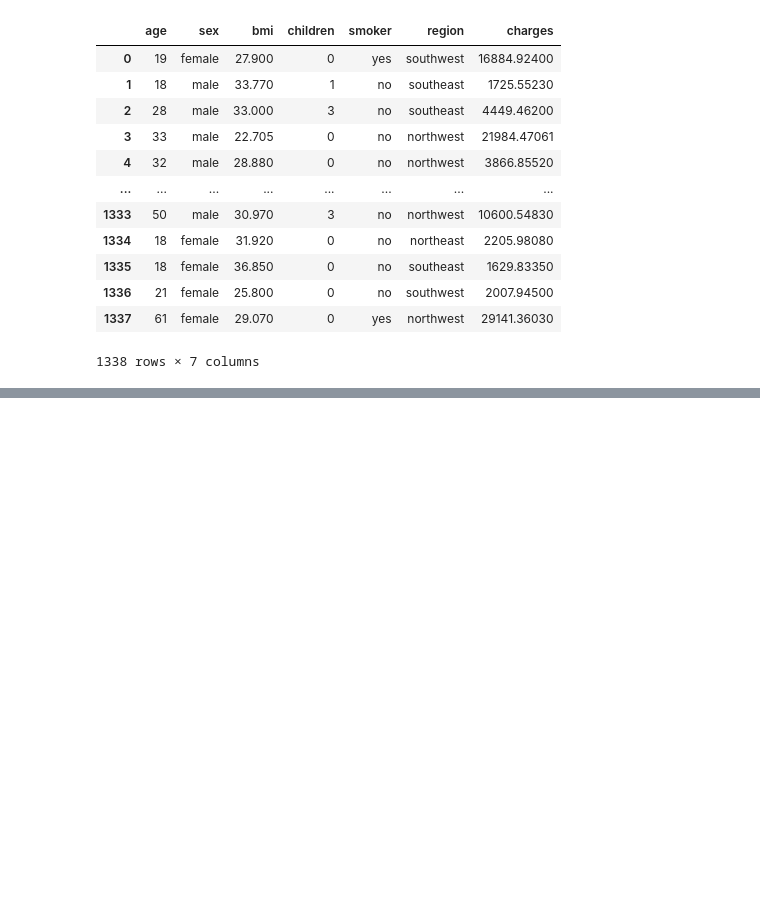
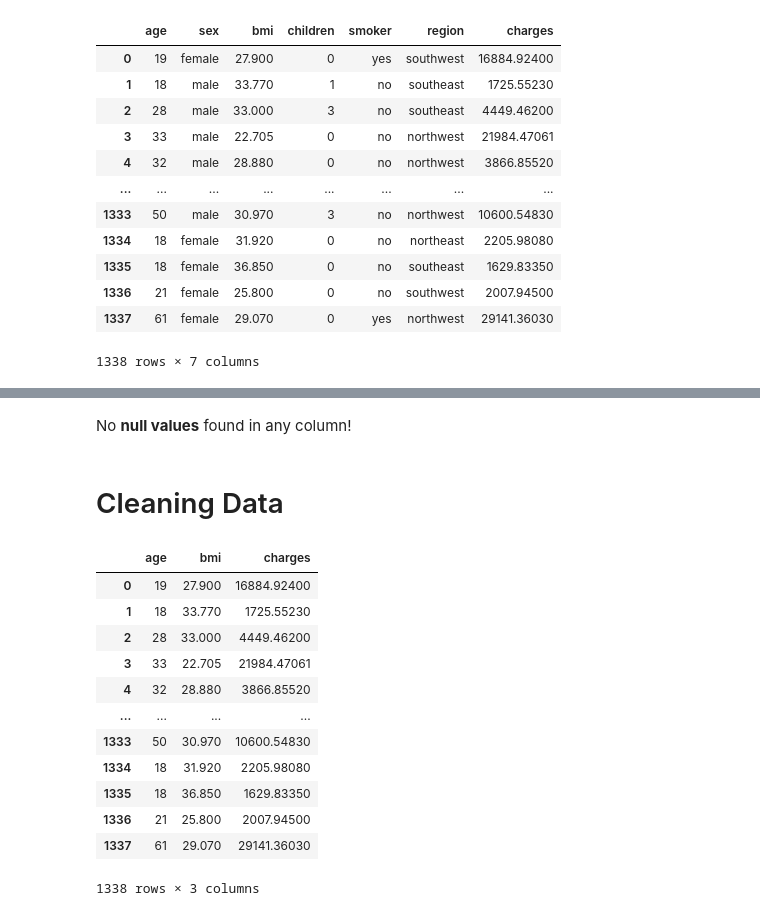
Before and after one commit to ubco-W2022T1-cosc301/project-group21, a Jupyter notebook: notebooks/analysis2a.ipynb, the cells around one changed output, grey strips where cells are left out. Drawn from its saved outputs; the diff is of its cells as text; code cells hidden in the pictures; blank space fills up the shorter version.

```diff
--- a/notebooks/analysis2a.ipynb
+++ b/notebooks/analysis2a.ipynb
@@ -20,0 +60,21 @@ display(df1)
+# %% [markdown]
+No **null values** found in any column!
+# %% [markdown]
+# Cleaning Data
+# %%
+df_cleaned = df.copy().drop(['sex','children','smoker','region'],axis=1)
+df_cleaned
+# %% [output]
+|  | age | bmi | charges |
+| 0 | 19 | 27.900 | 16884.92400 |
+| 1 | 18 | 33.770 | 1725.55230 |
+| 2 | 28 | 33.000 | 4449.46200 |
+| 3 | 33 | 22.705 | 21984.47061 |
+| 4 | 32 | 28.880 | 3866.85520 |
+| ... | ... | ... | ... |
+| 1333 | 50 | 30.970 | 10600.54830 |
+| 1334 | 18 | 31.920 | 2205.98080 |
+| 1335 | 18 | 36.850 | 1629.83350 |
+| 1336 | 21 | 25.800 | 2007.94500 |
+| 1337 | 61 | 29.070 | 29141.36030 |
+1338 rows × 3 columns
```
Also changed, not shown: parts of 23 cells of this notebook, 2 other files.
